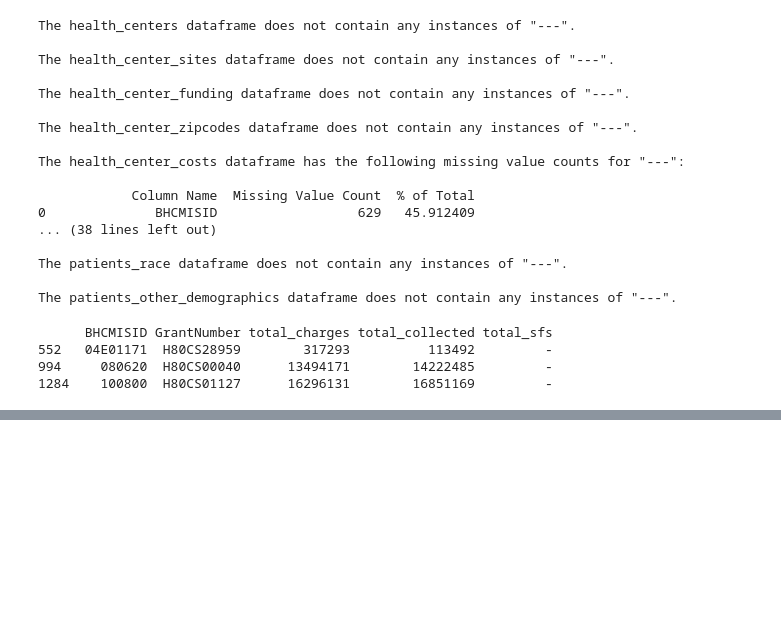
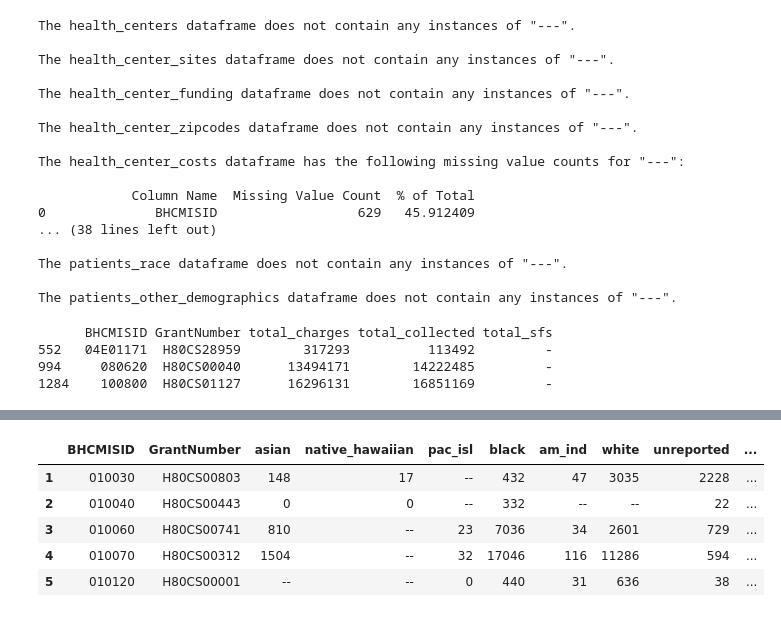
Before and after one commit to dezertdweller/capstone-project-fqhc-model, a Jupyter notebook: importing-data.ipynb, the cells around one changed output, grey strips where cells are left out. Cells and saved outputs as stored; diff of their text form; code cells hidden in the pictures; blank space fills up the shorter version.

```diff
--- a/importing-data.ipynb
+++ b/importing-data.ipynb
@@ -628,0 +697,9 @@ show_missing_rows(health_center_sites, 'TotalWeeklyHoursOfOperation', '-')
+# %%
+patients_race_1.head()
+# %% [output]
+|  | BHCMISID | GrantNumber | asian | native_hawaiian | pac_isl | black | am_ind | white | unreported | ... |
+| 1 | 010030 | H80CS00803 | 148 | 17 | -- | 432 | 47 | 3035 | 2228 | ... |
+| 2 | 010040 | H80CS00443 | 0 | 0 | -- | 332 | -- | -- | 22 | ... |
+| 3 | 010060 | H80CS00741 | 810 | -- | 23 | 7036 | 34 | 2601 | 729 | ... |
+| 4 | 010070 | H80CS00312 | 1504 | -- | 32 | 17046 | 116 | 11286 | 594 | ... |
+| 5 | 010120 | H80CS00001 | -- | -- | 0 | 440 | 31 | 636 | 38 | ... |
```
Also changed, not shown: parts of 8 cells of this notebook.
